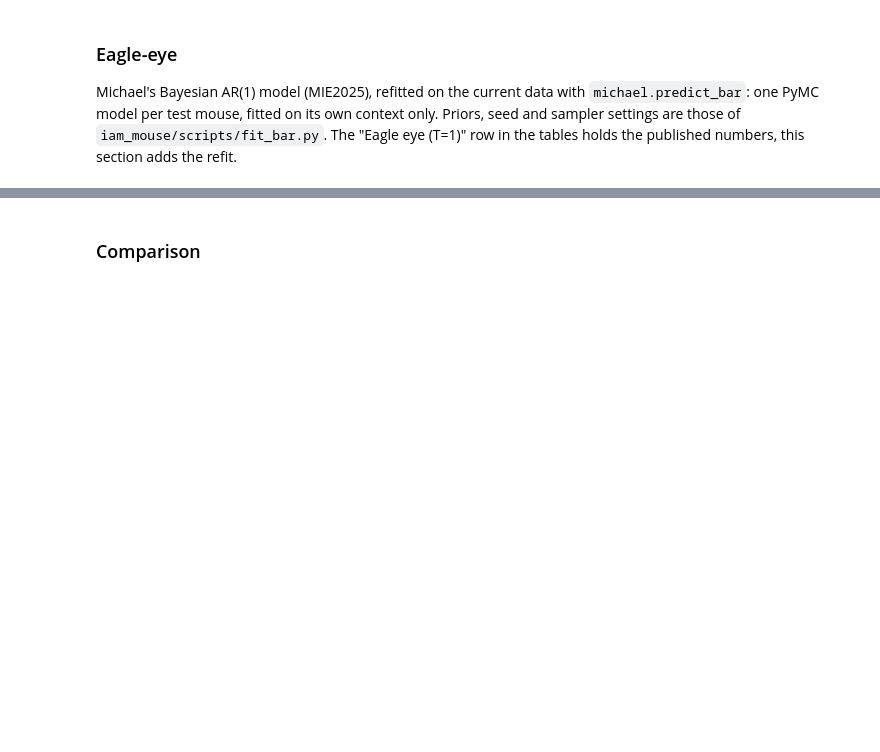
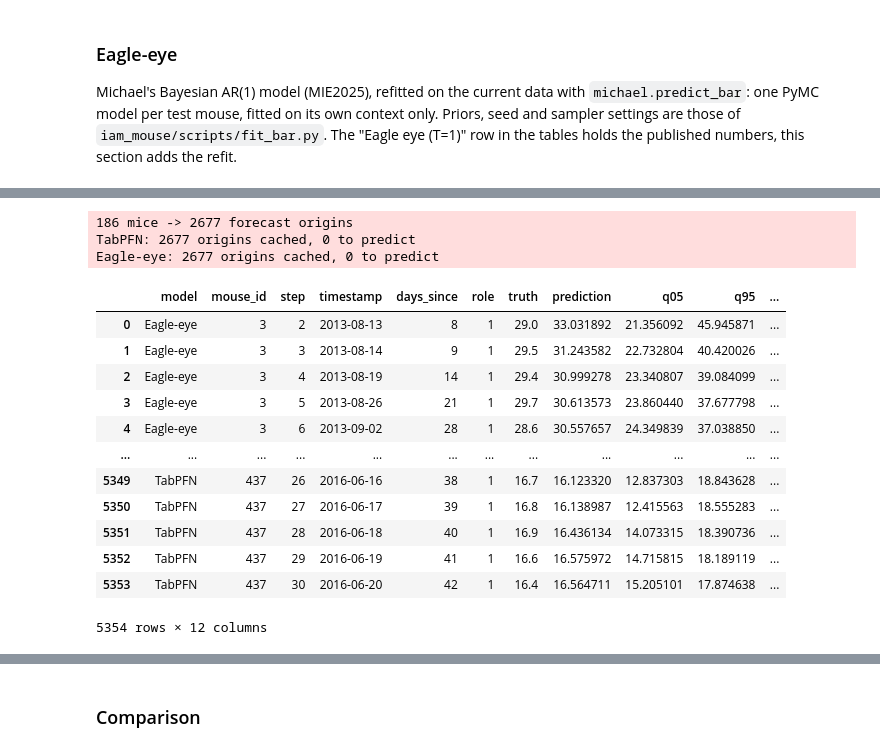
Before and after one commit to UKEIAM/TFM-mouse, a Jupyter notebook: notebooks/mouse.ipynb, the cells around one changed output, grey strips where cells are left out. Saved outputs shown, nothing was run; the diff lists cells and outputs as text; code cells hidden in the pictures; blank space fills up the shorter version.

```diff
--- a/notebooks/mouse.ipynb
+++ b/notebooks/mouse.ipynb
@@ -358,0 +355,20 @@ plt.show()
+# %%
+long_df = rolling_predictions(df, rolling_predictors, min_context=MIN_CONTEXT, every=EVERY, fraction=FRACTION)
+long_df
+# %% [output]
+186 mice -> 2677 forecast origins
+TabPFN: 2677 origins cached, 0 to predict
+Eagle-eye: 2677 origins cached, 0 to predict
+|  | model | mouse_id | step | timestamp | days_since | role | truth | prediction | q05 | q95 | ... |
+| 0 | Eagle-eye | 3 | 2 | 2013-08-13 | 8 | 1 | 29.0 | 33.031892 | 21.356092 | 45.945871 | ... |
+| 1 | Eagle-eye | 3 | 3 | 2013-08-14 | 9 | 1 | 29.5 | 31.243582 | 22.732804 | 40.420026 | ... |
+| 2 | Eagle-eye | 3 | 4 | 2013-08-19 | 14 | 1 | 29.4 | 30.999278 | 23.340807 | 39.084099 | ... |
+| 3 | Eagle-eye | 3 | 5 | 2013-08-26 | 21 | 1 | 29.7 | 30.613573 | 23.860440 | 37.677798 | ... |
+| 4 | Eagle-eye | 3 | 6 | 2013-09-02 | 28 | 1 | 28.6 | 30.557657 | 24.349839 | 37.038850 | ... |
+| ... | ... | ... | ... | ... | ... | ... | ... | ... | ... | ... | ... |
+| 5349 | TabPFN | 437 | 26 | 2016-06-16 | 38 | 1 | 16.7 | 16.123320 | 12.837303 | 18.843628 | ... |
+| 5350 | TabPFN | 437 | 27 | 2016-06-17 | 39 | 1 | 16.8 | 16.138987 | 12.415563 | 18.555283 | ... |
+| 5351 | TabPFN | 437 | 28 | 2016-06-18 | 40 | 1 | 16.9 | 16.436134 | 14.073315 | 18.390736 | ... |
+| 5352 | TabPFN | 437 | 29 | 2016-06-19 | 41 | 1 | 16.6 | 16.575972 | 14.715815 | 18.189119 | ... |
+| 5353 | TabPFN | 437 | 30 | 2016-06-20 | 42 | 1 | 16.4 | 16.564711 | 15.205101 | 17.874638 | ... |
+5354 rows × 12 columns
```
Also changed, not shown: parts of 35 cells of this notebook, 3 other files.
